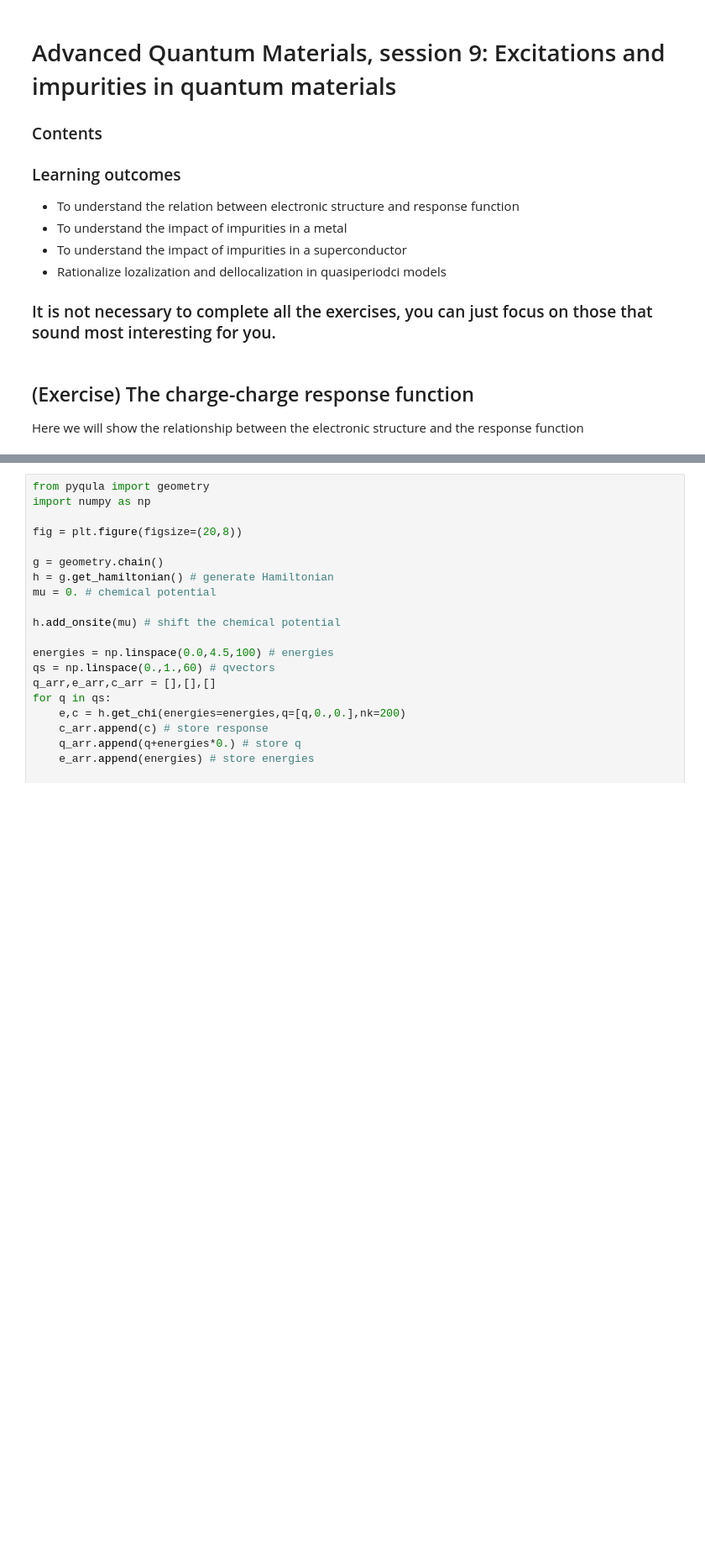
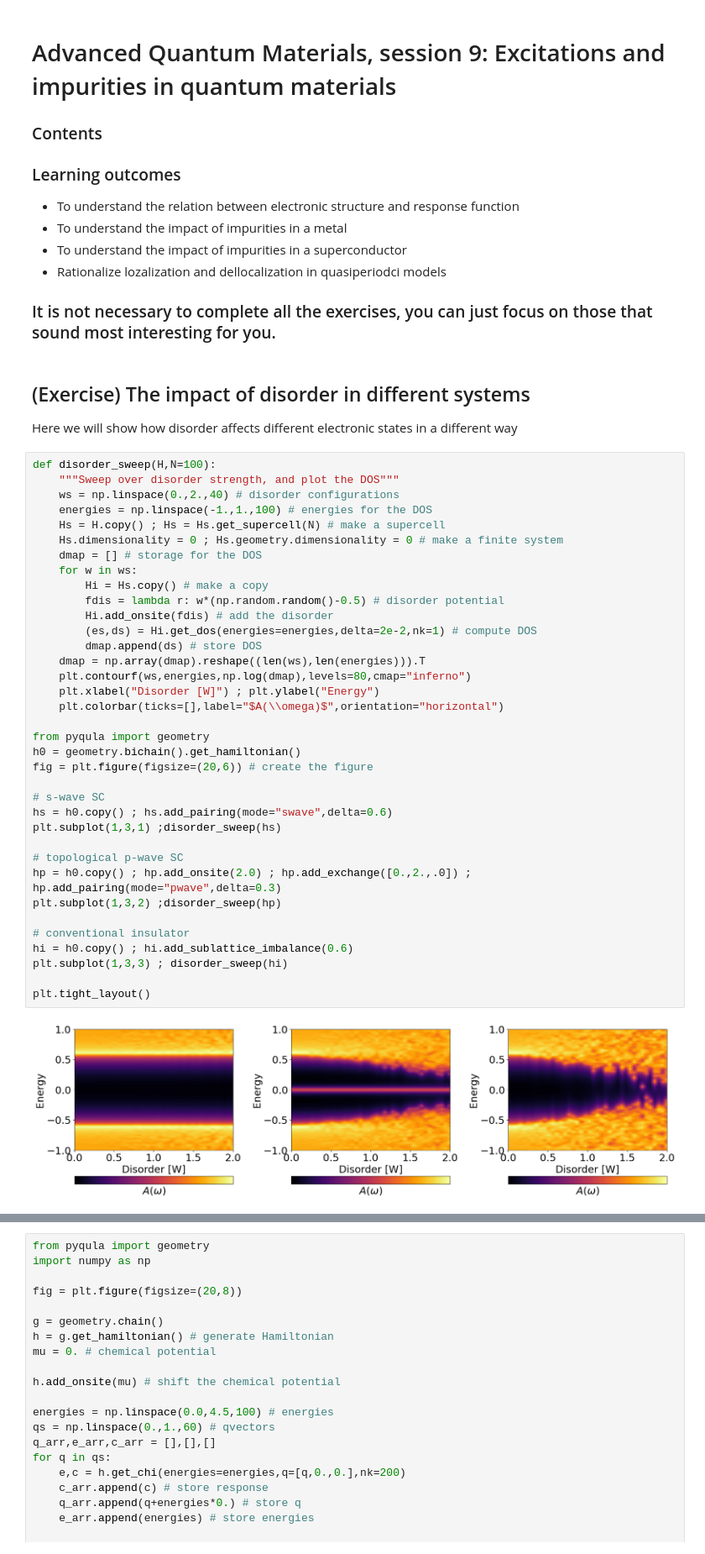
Before and after one commit to joselado/Advanced_Quantum_Materials_2026, a Jupyter notebook: jupyter-notebooks/session9.ipynb, the cells around one changed output, grey strips where cells are left out. Shown at 84% size. Cells and saved outputs as stored; diff of their text form; blank space fills up the shorter version.

```diff
--- a/jupyter-notebooks/session9.ipynb
+++ b/jupyter-notebooks/session9.ipynb
@@ -29,6 +29,44 @@ import numpy as np
 
 
 ### It is not necessary to complete all the exercises, you can just focus on those that sound most interesting for you.
-# %% [markdown]
-## (Exercise) The charge-charge response function
-Here we will show the relationship between the electronic structure and the response function
+# %% [markdown]
+## (Exercise) The impact of disorder in different systems
+Here we will show how disorder affects different electronic states in a different way
+# %%
+def disorder_sweep(H,N=100):
+    """Sweep over disorder strength, and plot the DOS"""
+    ws = np.linspace(0.,2.,40) # disorder configurations
+    energies = np.linspace(-1.,1.,100) # energies for the DOS
+    Hs = H.copy() ; Hs = Hs.get_supercell(N) # make a supercell
+    Hs.dimensionality = 0 ; Hs.geometry.dimensionality = 0 # make a finite system
+    dmap = [] # storage for the DOS
+    for w in ws:
+        Hi = Hs.copy() # make a copy
+        fdis = lambda r: w*(np.random.random()-0.5) # disorder potential
+        Hi.add_onsite(fdis) # add the disorder
+        (es,ds) = Hi.get_dos(energies=energies,delta=2e-2,nk=1) # compute DOS
+        dmap.append(ds) # store DOS
+    dmap = np.array(dmap).reshape((len(ws),len(energies))).T
+    plt.contourf(ws,energies,np.log(dmap),levels=80,cmap="inferno")
+    plt.xlabel("Disorder [W]") ; plt.ylabel("Energy")
+    plt.colorbar(ticks=[],label="$A(\\omega)$",orientation="horizontal")
+
+from pyqula import geometry
+h0 = geometry.bichain().get_hamiltonian()
+fig = plt.figure(figsize=(20,6)) # create the figure
+
+# s-wave SC
+hs = h0.copy() ; hs.add_pairing(mode="swave",delta=0.6)
+plt.subplot(1,3,1) ;disorder_sweep(hs)
+
+# topological p-wave SC
+hp = h0.copy() ; hp.add_onsite(2.0) ; hp.add_exchange([0.,2.,.0]) ; hp.add_pairing(mode="pwave",delta=0.3)
+plt.subplot(1,3,2) ;disorder_sweep(hp)
+
+# conventional insulator
+hi = h0.copy() ; hi.add_sublattice_imbalance(0.6)
+plt.subplot(1,3,3) ; disorder_sweep(hi)
+
+plt.tight_layout()
+# %% [output]
+[figure, added]
```
Also changed, not shown: parts of 9 cells of this notebook.
